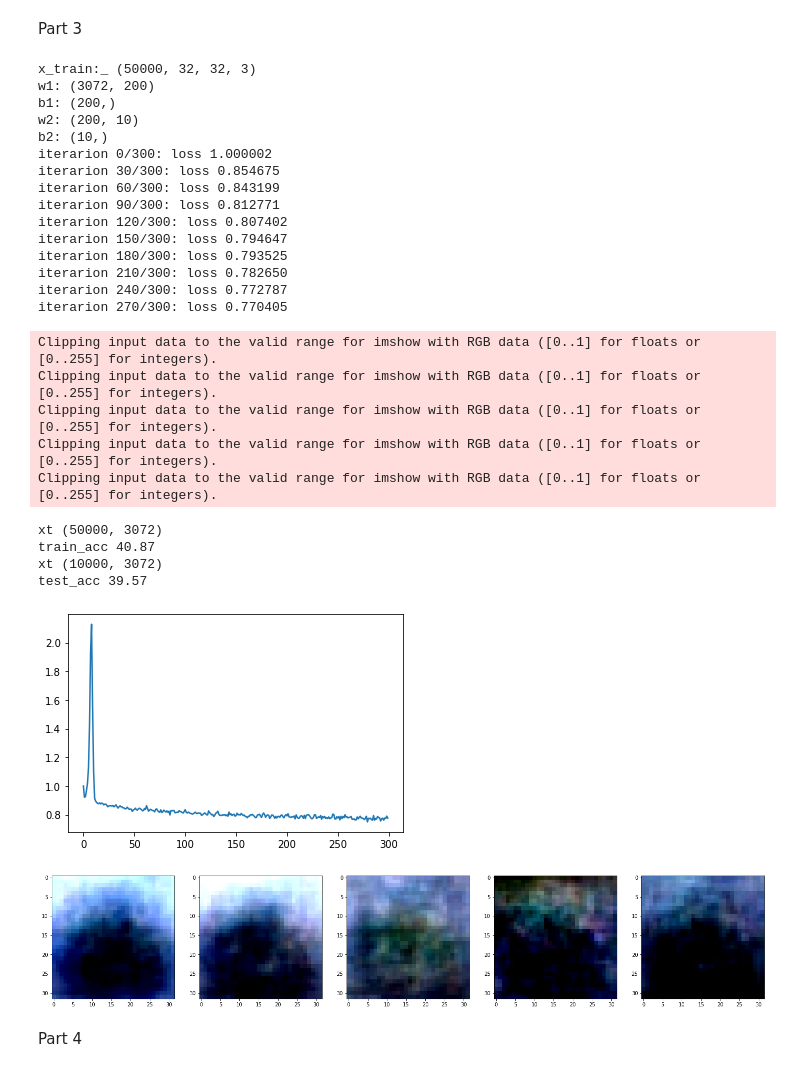
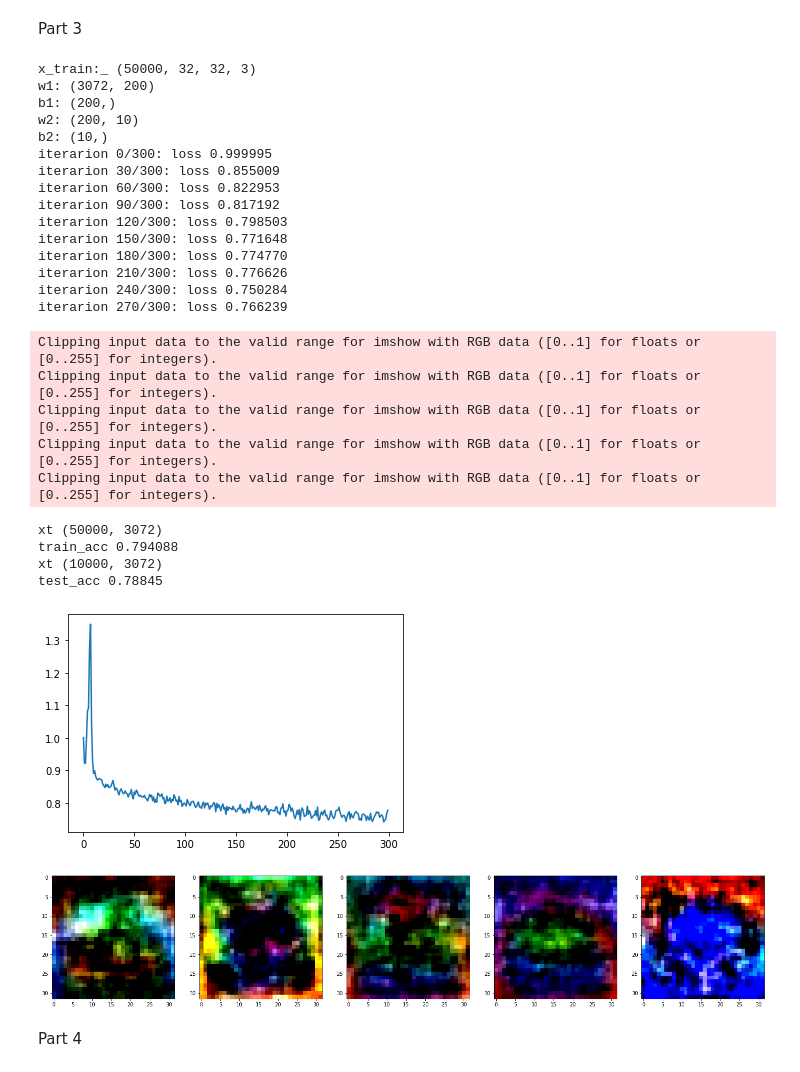
Before and after one commit to Nirhoshan/Image-Processing, a Jupyter notebook: assignment_4.ipynb, the cells around one changed output. Saved outputs shown, nothing was run; the diff lists cells and outputs as text; code cells hidden in the pictures.

```diff
--- a/assignment_4.ipynb
+++ b/assignment_4.ipynb
@@ -82,11 +86,11 @@ for t in range(iterations):
   b1=b1-lr*db1
 
   #Accuracies
-  train_acc = accuracy(y_train,y_pred)
-  #train_acc=1.0-(1/Ntr)*(np.absolute(np.argmax(y_train,axis=1)-np.argmax(y_pred,axis=1))).sum()
+  #train_acc = accuracy(y_train,y_pred)
+  train_acc=1.0-(1/Ntr)*(np.absolute(np.argmax(y_train,axis=1)-np.argmax(y_pred,axis=1))).sum()/K
   train_acc_history.append(train_acc)
-  test_acc = accuracy( y_test, np.dot(x_test,w1)+b1)
-  #valid_acc=1.0-(1/Nte)*(np.absolute(np.argmax(y_test,axis=1)-np.argmax(np.dot(x_test,w1)+b1,axis=1))).sum()
+  #test_acc = accuracy( y_test, np.dot(x_test,w1)+b1)
+  test_acc=1.0-(1/Nte)*(np.absolute(np.argmax(y_test,axis=1)-np.argmax(np.dot(x_test,w1)+b1,axis=1))).sum()/K
   val_acc_history.append(test_acc)
 
   if (t%30==0) or (t==1) or t==iterations-1:
@@ -349,54 +355,54 @@ w1: (3072, 200)
 b1: (200,)
 w2: (200, 10)
 b2: (10,)
-iterarion 0/300: loss 1.000002
-iterarion 30/300: loss 0.854675
-iterarion 60/300: loss 0.843199
-iterarion 90/300: loss 0.812771
-iterarion 120/300: loss 0.807402
-iterarion 150/300: loss 0.794647
-iterarion 180/300: loss 0.793525
-iterarion 210/300: loss 0.782650
-iterarion 240/300: loss 0.772787
-iterarion 270/300: loss 0.770405
+iterarion 0/300: loss 0.999995
+iterarion 30/300: loss 0.855009
+iterarion 60/300: loss 0.822953
+iterarion 90/300: loss 0.817192
+iterarion 120/300: loss 0.798503
+iterarion 150/300: loss 0.771648
+iterarion 180/300: loss 0.774770
+iterarion 210/300: loss 0.776626
+iterarion 240/300: loss 0.750284
+iterarion 270/300: loss 0.766239
 # %%
 plt.plot(loss_history)
 fig,ax=plt.subplots(1,5,figsize=(25,10))
 
 for i in range(5):
     img=w1[:,i].reshape(32,32,3)
     ax[i].imshow(img*1000)
 plt.show
 
 
 xt=x_train
 print('xt',xt.shape)
 h=1/(1+np.exp(-(xt.dot(w1)+b1)))
 y_pred=h.dot(w2)+b2
 
-#train_acc= 1-1/Ntr *(np.abs(np.argmax(y_train,axis=1)-np.argmax(y_pred,axis=1))).sum()/(K-1)
-train_acc = accuracy(y_train,y_pred)
+train_acc= 1-1/Ntr *(np.abs(np.argmax(y_train,axis=1)-np.argmax(y_pred,axis=1))).sum()/K
+#train_acc = accuracy(y_train,y_pred)
 print('train_acc',train_acc)
 
 xt=x_test
 print('xt',xt.shape)
 h=1/(1+np.exp(-(xt.dot(w1)+b1)))
 y_pred=h.dot(w2)+b2
 
-#test_acc= 1-1/Nte *(np.abs(np.argmax(y_test,axis=1)-np.argmax(y_pred,axis=1))).sum()/(K-1)
-test_acc = accuracy(y_test, y_pred)
+test_acc= 1-1/Nte *(np.abs(np.argmax(y_test,axis=1)-np.argmax(y_pred,axis=1))).sum()/K
+#test_acc = accuracy(y_test, y_pred)
 print('test_acc',test_acc)
 # %% [output]
 Clipping input data to the valid range for imshow with RGB data ([0..1] for floats or [0..255] for integers).
 Clipping input data to the valid range for imshow with RGB data ([0..1] for floats or [0..255] for integers).
 Clipping input data to the valid range for imshow with RGB data ([0..1] for floats or [0..255] for integers).
 Clipping input data to the valid range for imshow with RGB data ([0..1] for floats or [0..255] for integers).
 Clipping input data to the valid range for imshow with RGB data ([0..1] for floats or [0..255] for integers).
 xt (50000, 3072)
-train_acc 40.87
+train_acc 0.794088
 xt (10000, 3072)
-test_acc 39.57
+test_acc 0.78845
-[figure, old version]
+[figure, new version]
-[figure, old version]
+[figure, new version]
 # %% [markdown]
 Part 4
```
Also changed, not shown: parts of 9 cells of this notebook.
